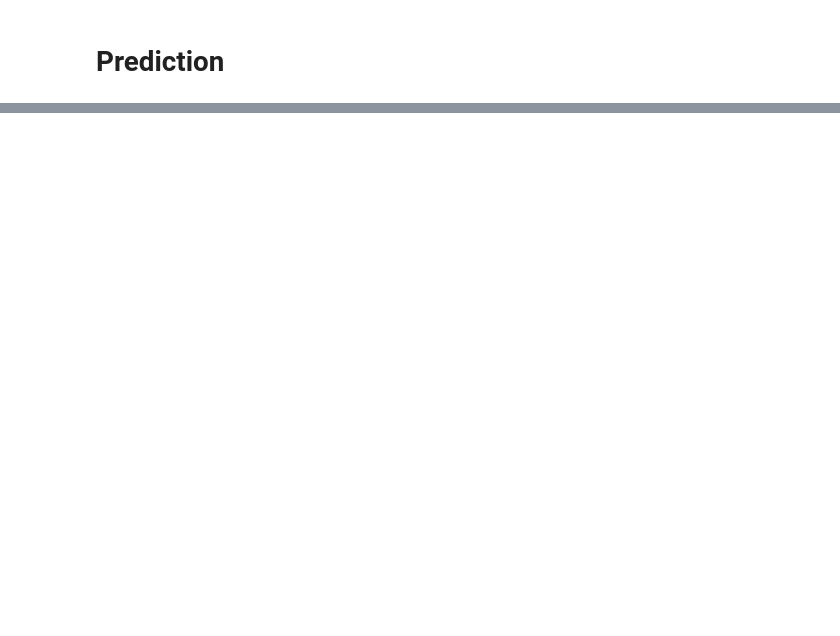
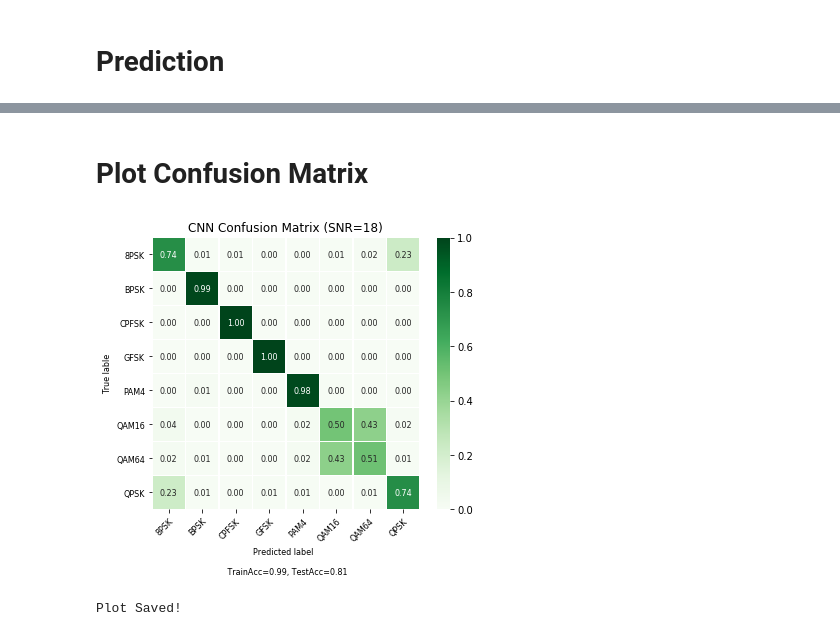
Before and after one commit to MohsenJadidi/MC, a Jupyter notebook: CNN.ipynb, the cells around one changed output, grey strips where cells are left out. Drawn from its saved outputs; the diff is of its cells as text; code cells hidden in the pictures; blank space fills up the shorter version.

```diff
--- a/CNN.ipynb
+++ b/CNN.ipynb
@@ -311,0 +383,36 @@ Acc Train :  0.99546875
+# %% [markdown]
+# Plot Confusion Matrix
+# %%
+import matplotlib.pyplot as plt
+import seaborn as sns
+import pandas as pd
+
+modulation_order = []
+modulation_order_dict = dict()
+
+for key,value in output.items():
+    modulation_order_dict[np.argmax(value)] = str(key)
+
+for i in range(8):
+    modulation_order.append(modulation_order_dict[i])
+
+
+
+cmDataFrame = pd.DataFrame(cm_norm, index=modulation_order, columns = modulation_order)
+plt.figure(figsize=(6, 5))
+ax = sns.heatmap(cmDataFrame, annot=True, annot_kws={"size": 8}, fmt='.2f', linewidths=.5, cmap="Greens")
+
+plt.title(f"CNN Confusion Matrix (SNR={snr})")
+plt.xlabel("Predicted label  \n\n TrainAcc={:.2}, TestAcc={:.2}".format(acc_train,acc_test), fontsize=8)
+plt.ylabel("True lable", fontsize=8)
+plt.setp(ax.get_xticklabels(), rotation=45, ha="right",rotation_mode="anchor", fontsize=8)
+plt.setp(ax.get_yticklabels(), fontsize=8)
+fig = ax.get_figure()
+# %% [output]
+[figure, added]
+# %%
+dic = "/content/drive/My Drive/Colab Notebooks/"
+fig.savefig(dic+f"CNN2-CrossVal-132-132-ba{batch}-ep{epoch}(SNR={snr}).png", dpi=175, bbox_inches='tight')
+print("Plot Saved!")
+# %% [output]
+Plot Saved!
```
Also changed, not shown: parts of 3 cells of this notebook.
